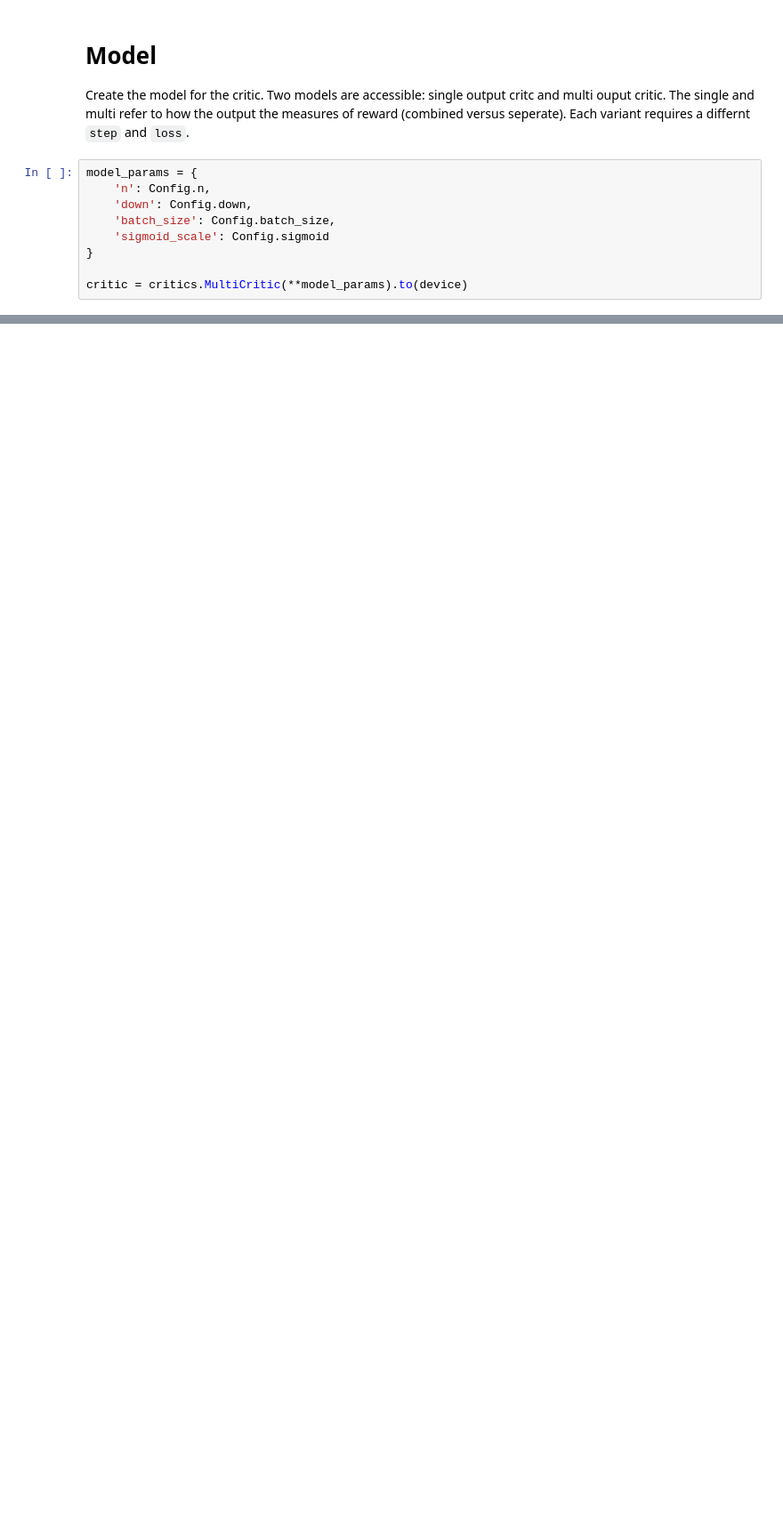
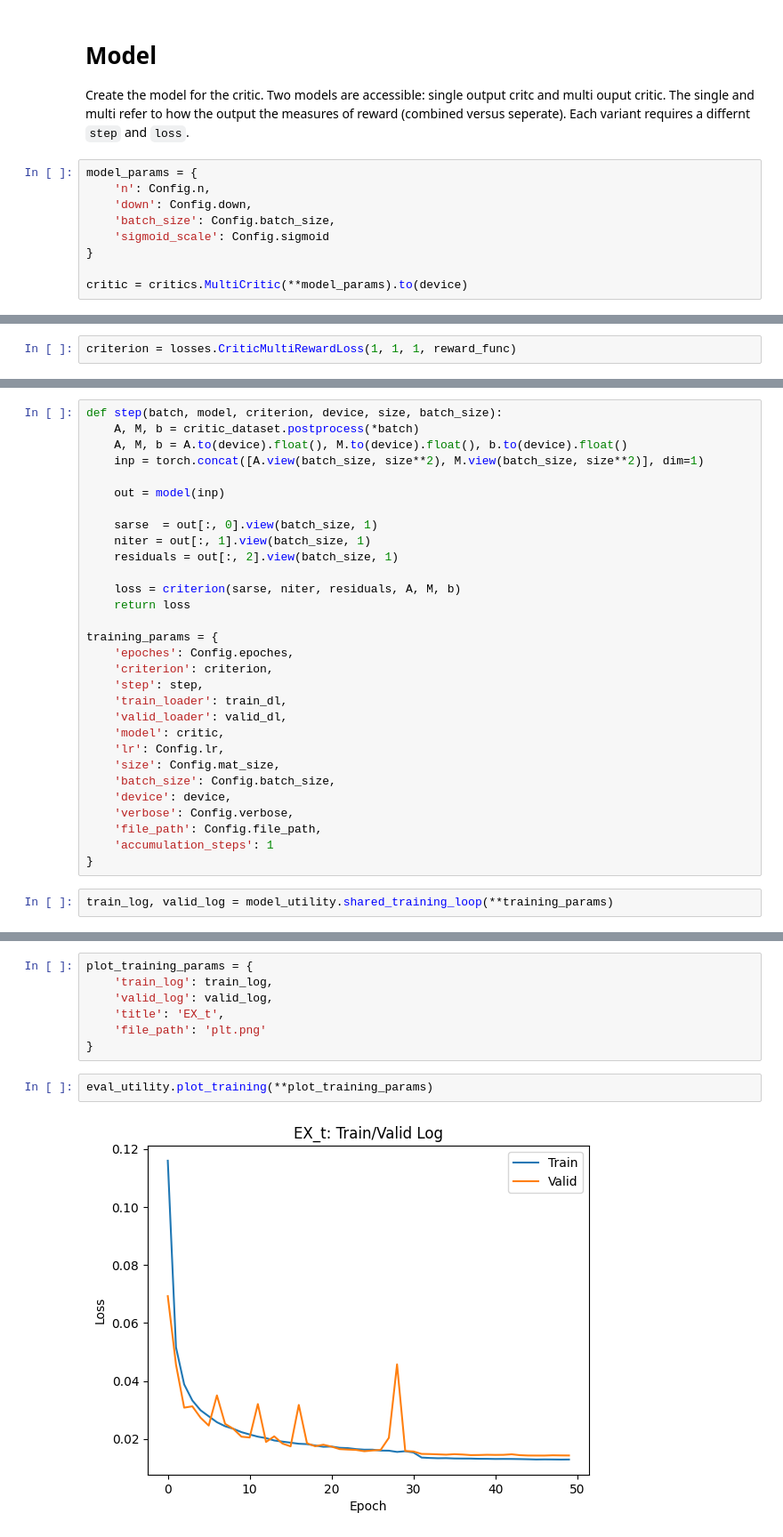
Before and after one commit to djm3622/precondition-discovery-contextual-bandit, a Jupyter notebook: pretrain_critic.ipynb, the cells around one changed output, grey strips where cells are left out. Shown: that part at 89% size. Drawn from its saved outputs; the diff is of its cells as text; blank space fills up the shorter version.

```diff
--- a/pretrain_critic.ipynb
+++ b/pretrain_critic.ipynb
@@ -109,0 +124,2 @@ critic = critics.MultiCritic(**model_params).to(device)
+# %%
+criterion = losses.CriticMultiRewardLoss(1, 1, 1, reward_func)
@@ -109,0 +130,32 @@ critic = critics.MultiCritic(**model_params).to(device)
+# %%
+def step(batch, model, criterion, device, size, batch_size):
+    A, M, b = critic_dataset.postprocess(*batch)
+    A, M, b = A.to(device).float(), M.to(device).float(), b.to(device).float()
+    inp = torch.concat([A.view(batch_size, size**2), M.view(batch_size, size**2)], dim=1)
+
+    out = model(inp)
+
+    sarse  = out[:, 0].view(batch_size, 1)
+    niter = out[:, 1].view(batch_size, 1)
+    residuals = out[:, 2].view(batch_size, 1)
+
+    loss = criterion(sarse, niter, residuals, A, M, b)
+    return loss
+
+training_params = {
+    'epoches': Config.epoches,
+    'criterion': criterion,
+    'step': step,
+    'train_loader': train_dl,
+    'valid_loader': valid_dl,
+    'model': critic,
+    'lr': Config.lr,
+    'size': Config.mat_size,
+    'batch_size': Config.batch_size,
+    'device': device,
+    'verbose': Config.verbose,
+    'file_path': Config.file_path,
+    'accumulation_steps': 1
+}
+# %%
+train_log, valid_log = model_utility.shared_training_loop(**training_params)
@@ -109,0 +180,11 @@ critic = critics.MultiCritic(**model_params).to(device)
+# %%
+plot_training_params = {
+    'train_log': train_log,
+    'valid_log': valid_log,
+    'title': 'EX_t',
+    'file_path': 'plt.png'
+}
+# %%
+eval_utility.plot_training(**plot_training_params)
+# %% [output]
+[figure, added]
```
Also changed, not shown: parts of 11 cells of this notebook, 14 other files.
